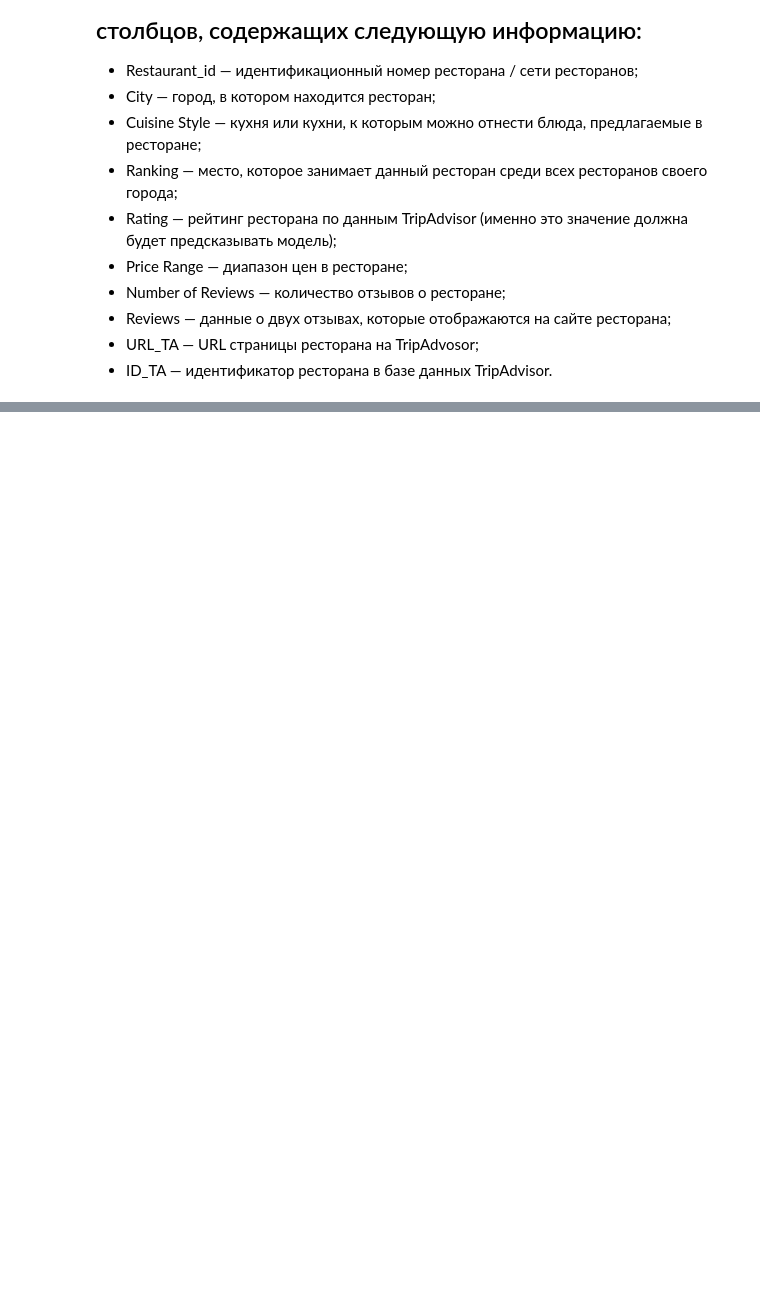
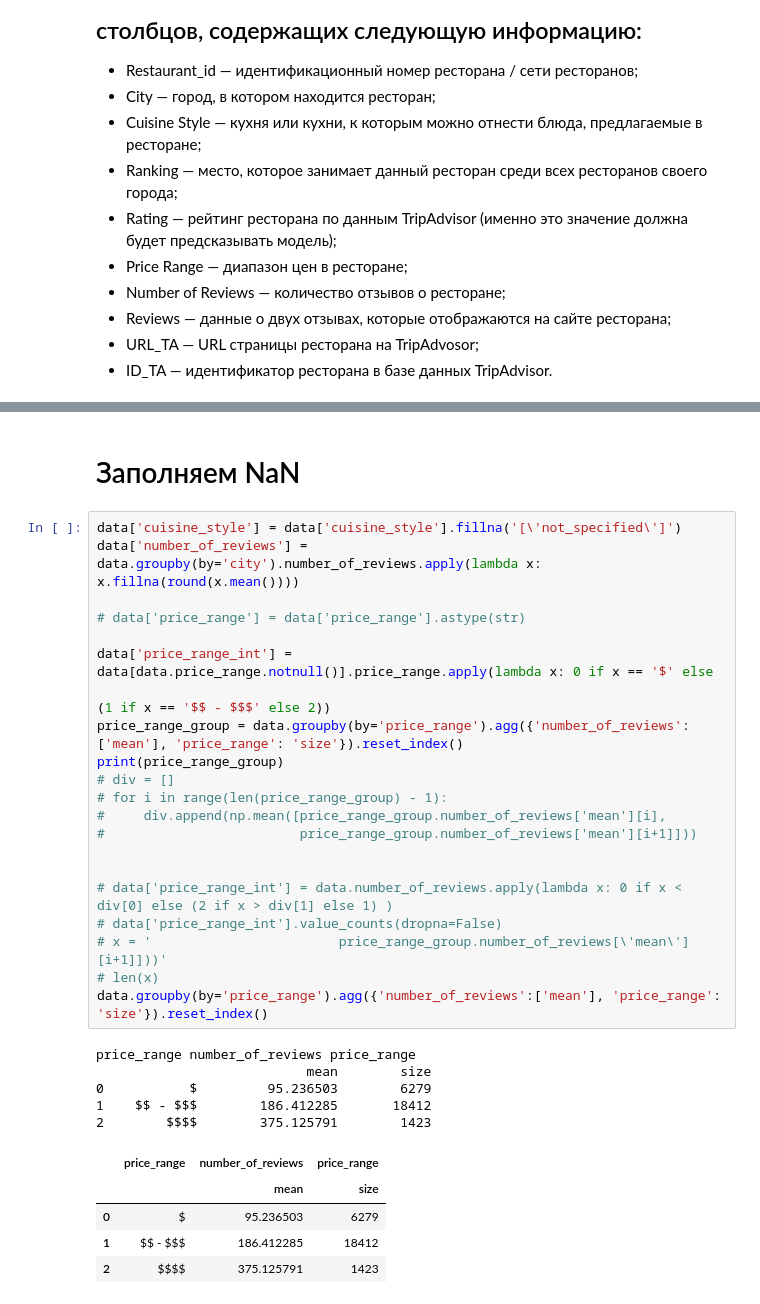
Before and after one commit to aberkoveo/skillfactory, a Jupyter notebook: Projects/Project_3/Проект_3_О_вкусной_и_здоровой_пище.ipynb, the cells around one changed output, grey strips where cells are left out. Saved outputs shown, nothing was run; the diff lists cells and outputs as text; blank space fills up the shorter version.

```diff
--- a/Projects/Project_3/Проект_3_О_вкусной_и_здоровой_пище.ipynb
+++ b/Projects/Project_3/Проект_3_О_вкусной_и_здоровой_пище.ipynb
@@ -40 +66,35 @@ print(os.listdir("input"))
+# %% [markdown]
+# Заполняем NaN
+# %%
+data['cuisine_style'] = data['cuisine_style'].fillna('[\'not_specified\']')
+data['number_of_reviews'] = data.groupby(by='city').number_of_reviews.apply(lambda x: x.fillna(round(x.mean())))
+
+# data['price_range'] = data['price_range'].astype(str)
+
+data['price_range_int'] = data[data.price_range.notnull()].price_range.apply(lambda x: 0 if x == '$' else
+                                                                                      (1 if x == '$$ - $$$' else 2))
+price_range_group = data.groupby(by='price_range').agg({'number_of_reviews':['mean'], 'price_range': 'size'}).reset_index()
+print(price_range_group)
+# div = []
+# for i in range(len(price_range_group) - 1):
+#     div.append(np.mean([price_range_group.number_of_reviews['mean'][i],
+#                         price_range_group.number_of_reviews['mean'][i+1]]))
+
+
+# data['price_range_int'] = data.number_of_reviews.apply(lambda x: 0 if x < div[0] else (2 if x > div[1] else 1) )
+# data['price_range_int'].value_counts(dropna=False)
+# x = '                        price_range_group.number_of_reviews[\'mean\'][i+1]]))'
+# len(x)
+data.groupby(by='price_range').agg({'number_of_reviews':['mean'], 'price_range': 'size'}).reset_index()
+# %% [output]
+price_range number_of_reviews price_range
+                           mean        size
+0           $         95.236503        6279
+1    $$ - $$$        186.412285       18412
+2        $$$$        375.125791        1423
+|  | price_range | number_of_reviews | price_range |
+|  |  | mean | size |
+| 0 | $ | 95.236503 | 6279 |
+| 1 | $$ - $$$ | 186.412285 | 18412 |
+| 2 | $$$$ | 375.125791 | 1423 |
 # %%
```
Also changed, not shown: parts of 9 cells of this notebook, 1 other file.
